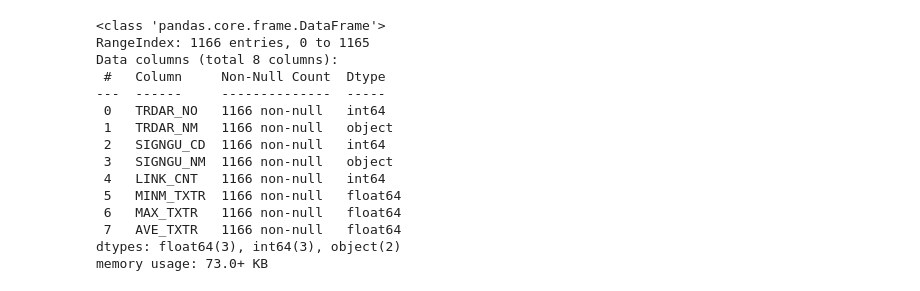
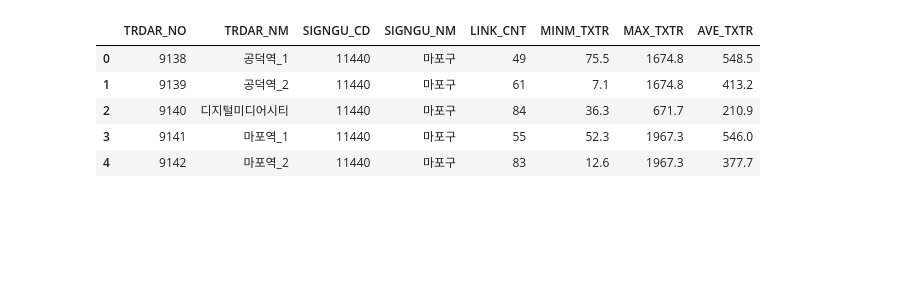
Before and after one commit to Konkuk-Univ-Glocal-Campus/ml202401-midterm-KIMSEOKWON00, a Jupyter notebook: main.ipynb, the cells around one changed output. Cells and saved outputs as stored; diff of their text form; code cells hidden in the pictures; blank space fills up the shorter version.

```diff
--- a/main.ipynb
+++ b/main.ipynb
@@ -1,28 +1,18 @@
 # %%
 import matplotlib.pyplot as plt
 import pandas as pd
 import seaborn as sns
 
 
-df = pd.read_csv("./PRDTF_202309111120529370.csv", encoding='cp949')
+df = pd.read_csv("./PRDTF_202309111120529371.csv", encoding='cp949')
 df.head()
-df.info()
 # %% [output]
-<class 'pandas.core.frame.DataFrame'>
-RangeIndex: 1166 entries, 0 to 1165
-Data columns (total 8 columns):
- #   Column     Non-Null Count  Dtype
----  ------     --------------  -----
- 0   TRDAR_NO   1166 non-null   int64
- 1   TRDAR_NM   1166 non-null   object
- 2   SIGNGU_CD  1166 non-null   int64
- 3   SIGNGU_NM  1166 non-null   object
- 4   LINK_CNT   1166 non-null   int64
- 5   MINM_TXTR  1166 non-null   float64
- 6   MAX_TXTR   1166 non-null   float64
- 7   AVE_TXTR   1166 non-null   float64
-dtypes: float64(3), int64(3), object(2)
-memory usage: 73.0+ KB
+|  | TRDAR_NO | TRDAR_NM | SIGNGU_CD | SIGNGU_NM | LINK_CNT | MINM_TXTR | MAX_TXTR | AVE_TXTR |
+| 0 | 9138 | 공덕역_1 | 11440 | 마포구 | 49 | 75.5 | 1674.8 | 548.5 |
+| 1 | 9139 | 공덕역_2 | 11440 | 마포구 | 61 | 7.1 | 1674.8 | 413.2 |
+| 2 | 9140 | 디지털미디어시티 | 11440 | 마포구 | 84 | 36.3 | 671.7 | 210.9 |
+| 3 | 9141 | 마포역_1 | 11440 | 마포구 | 55 | 52.3 | 1967.3 | 546.0 |
+| 4 | 9142 | 마포역_2 | 11440 | 마포구 | 83 | 12.6 | 1967.3 | 377.7 |
 # %%
 from sklearn.cluster import KMeans
 
```
Also changed, not shown: parts of 3 cells of this notebook.
